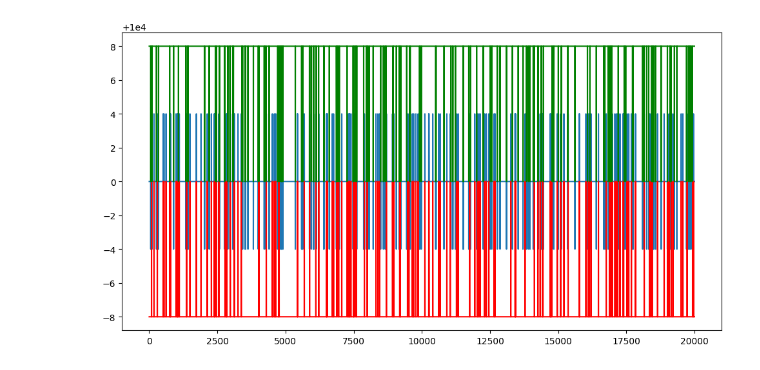
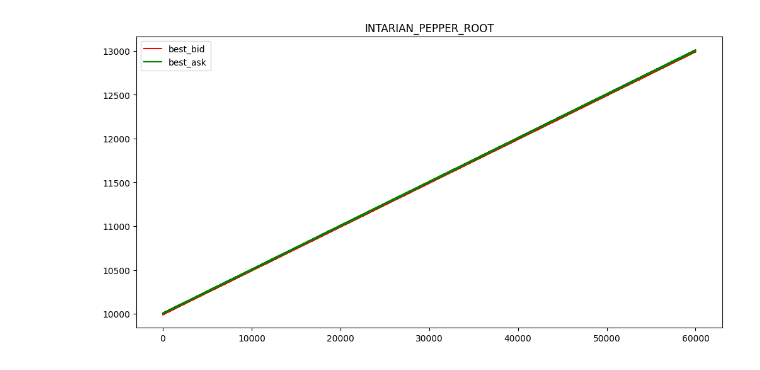
Before and after one commit to MathijsDoel/prosperity4, a Jupyter notebook: plotter.ipynb, the cells around one changed output. Saved outputs shown, nothing was run; the diff lists cells and outputs as text; code cells hidden in the pictures.

```diff
--- a/plotter.ipynb
+++ b/plotter.ipynb
@@ -2,11 +2,23 @@
 import matplotlib.pyplot as plt
 import pandas as pd
 import numpy as np
+
+def offset_and_concat_by_file(dfs):
+    adjusted = []
+    running_max = 0
+    for i, d in enumerate(dfs):
+        d = d.copy()
+        d["timestamp"] = d["timestamp"] + running_max
+        adjusted.append(d)
+        # set offset for next day/file
+        running_max = d["timestamp"].max()
+    return pd.concat(adjusted, ignore_index=True)
 # %%
-from numpy.ma import product
+day_m2 = pd.read_csv('./data/ROUND_1/prices_round_1_day_-2.csv', sep=';')
+day_m1 = pd.read_csv('./data/ROUND_1/prices_round_1_day_-1.csv', sep=';')
+day_0 = pd.read_csv('./data/ROUND_1/prices_round_1_day_0.csv', sep=';')
 
-
-df = pd.read_csv('./TUTORIAL_ROUND_1/prices_round_0_day_-1.csv', sep=';')
+df = offset_and_concat_by_file([day_m2, day_m1, day_0])
 
 df.head()
 # %% [output]
@@ -19,6 +31,7 @@ df.head()
 # %%
-tomatoes = df[df["product"] == "EMERALDS"]
+p1 = df[df["product"] == "INTARIAN_PEPPER_ROOT"]
+p2 = df[df["product"] == "ASH_COATED_OSMIUM"]
 
-tomatoes.head()
+p1.head()
 # %% [output]
 |  | day | timestamp | product | bid_price_1 | bid_volume_1 | bid_price_2 | bid_volume_2 | bid_price_3 | ... |
@@ -30,8 +43,13 @@ tomatoes.head()
 # %%
 fig, ax = plt.subplots(figsize=(12, 6))
-ax.plot(tomatoes["mid_price"])
-ax.plot(tomatoes["bid_price_1"], color="red")
-ax.plot(tomatoes["ask_price_1"], color="green")
+# ax.plot(p1["mid_price"], label="midprice")
+
+timestamps = np.linspace(0, 60000, 100)
+ax.plot(p1["bid_price_1"], color="red", label="best_bid")
+ax.plot(p1["ask_price_1"], color="green", label="best_ask")
+# ax.plot(timestamps, 10000+timestamps*1e-2*5)
+plt.legend()
+plt.title("INTARIAN_PEPPER_ROOT")
 plt.show()
 # %% [output]
-[figure, old version]
+[figure, new version]
```
Also changed, not shown: parts of 15 cells of this notebook, 1 other file.
